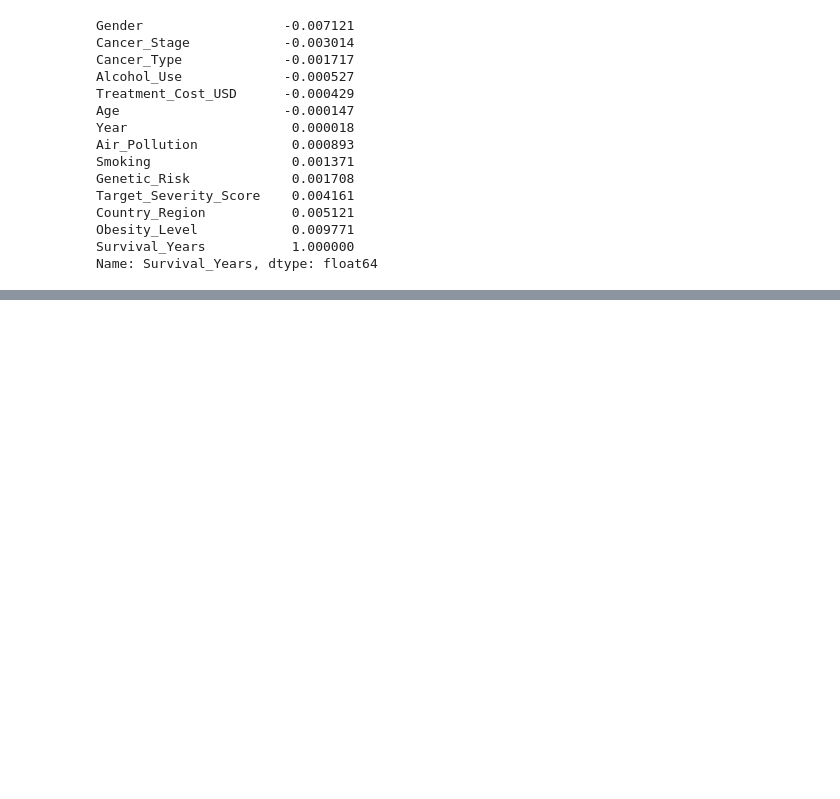
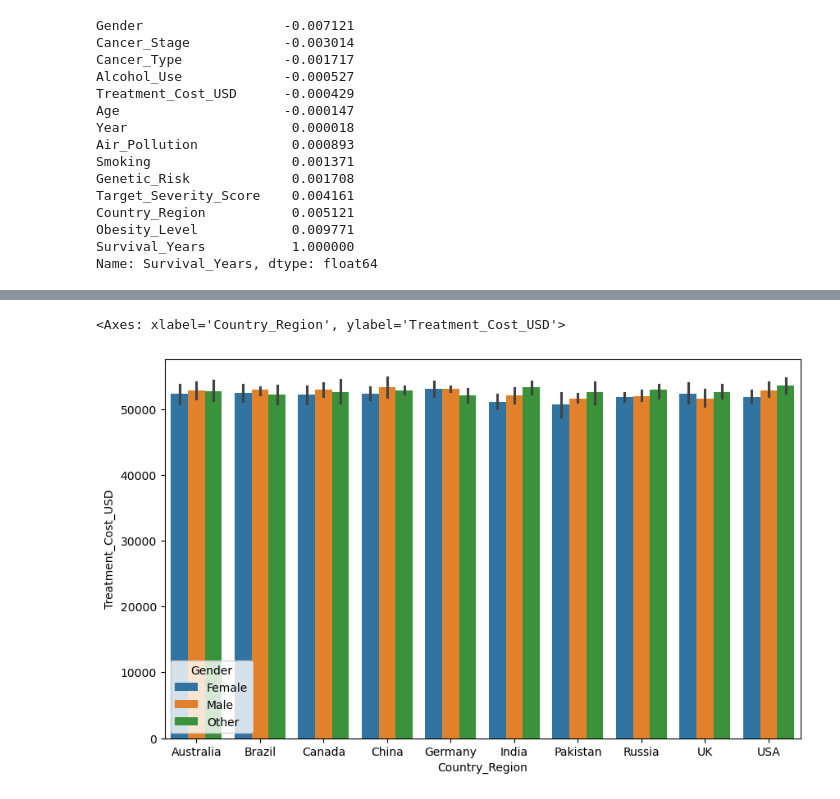
Before and after one commit to Rcloud173/real-world-data-analytics, a Jupyter notebook: CancerScope/cancer.ipynb, the cells around one changed output, grey strips where cells are left out. Drawn from its saved outputs; the diff is of its cells as text; code cells hidden in the pictures; blank space fills up the shorter version.

```diff
--- a/CancerScope/cancer.ipynb
+++ b/CancerScope/cancer.ipynb
@@ -561,0 +564,3 @@ Name: Survival_Years, dtype: float64
+# %%
+data = pd.read_csv("global_cancer_patients_2015_2024.csv")
+data
@@ -561,0 +583,2 @@ Name: Survival_Years, dtype: float64
+# %%
+data["Age_Group"] = pd.cut(data["Age"],bins=[0,30,45,60,75,100],labels=["0-30","31-45","46-60","61-75","76+"])
@@ -561,0 +601,10 @@ Name: Survival_Years, dtype: float64
+# %%
+country_age_cost = data.groupby(["Country_Region","Age_Group","Gender"])["Treatment_Cost_USD"].mean().reset_index()
+
+plt.figure(figsize=(10,6))
+sns.barplot(data=country_age_cost,x="Country_Region",y="Treatment_Cost_USD", hue="Gender")
+
+plt.title("average cancer treatment cost by country and gender")
+# %% [output]
+<Axes: xlabel='Country_Region', ylabel='Treatment_Cost_USD'>
+[figure, added]
```
Also changed, not shown: parts of 27 cells of this notebook.
